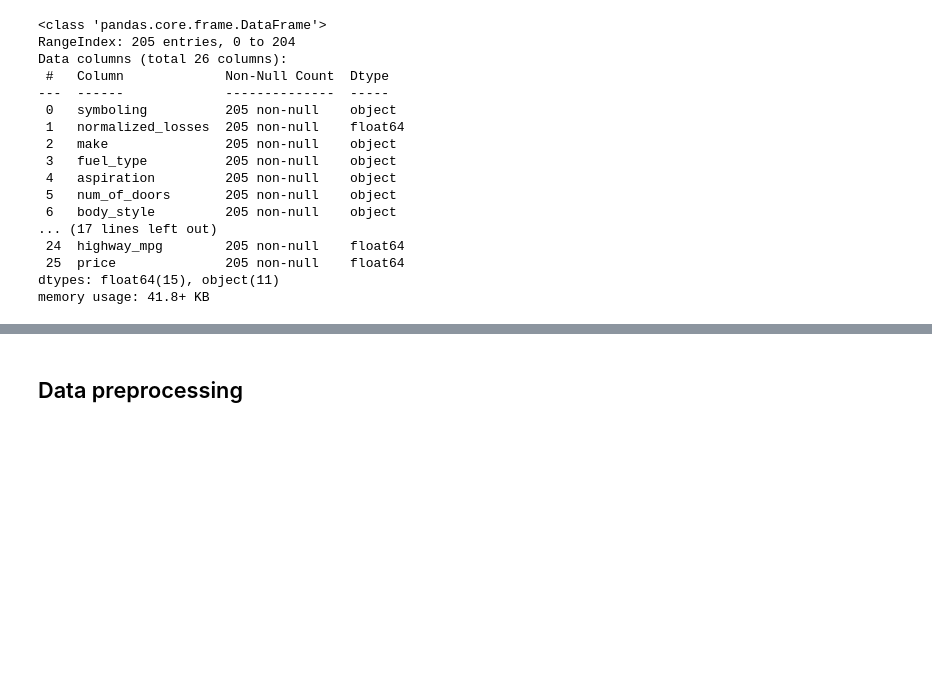
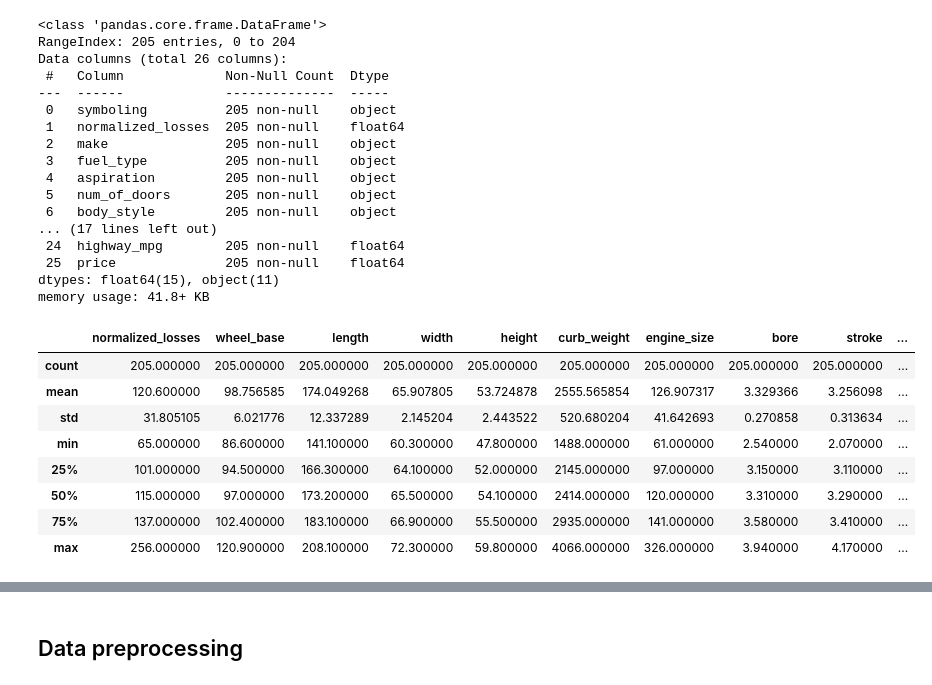
Before and after one commit to guldenturgay/auto-price, a Jupyter notebook: auto-price.ipynb, the cells around one changed output, grey strips where cells are left out. Drawn from its saved outputs; the diff is of its cells as text; code cells hidden in the pictures; blank space fills up the shorter version.

```diff
--- a/auto-price.ipynb
+++ b/auto-price.ipynb
@@ -125,3 +126,15 @@ Data columns (total 26 columns):
  25  price              205 non-null    float64
 dtypes: float64(15), object(11)
 memory usage: 41.8+ KB
+# %%
+auto_price.select_dtypes(include=['float64']).describe()
+# %% [output]
+|  | normalized_losses | wheel_base | length | width | height | curb_weight | engine_size | bore | stroke | ... |
+| count | 205.000000 | 205.000000 | 205.000000 | 205.000000 | 205.000000 | 205.000000 | 205.000000 | 205.000000 | 205.000000 | ... |
+| mean | 120.600000 | 98.756585 | 174.049268 | 65.907805 | 53.724878 | 2555.565854 | 126.907317 | 3.329366 | 3.256098 | ... |
+| std | 31.805105 | 6.021776 | 12.337289 | 2.145204 | 2.443522 | 520.680204 | 41.642693 | 0.270858 | 0.313634 | ... |
+| min | 65.000000 | 86.600000 | 141.100000 | 60.300000 | 47.800000 | 1488.000000 | 61.000000 | 2.540000 | 2.070000 | ... |
+| 25% | 101.000000 | 94.500000 | 166.300000 | 64.100000 | 52.000000 | 2145.000000 | 97.000000 | 3.150000 | 3.110000 | ... |
+| 50% | 115.000000 | 97.000000 | 173.200000 | 65.500000 | 54.100000 | 2414.000000 | 120.000000 | 3.310000 | 3.290000 | ... |
+| 75% | 137.000000 | 102.400000 | 183.100000 | 66.900000 | 55.500000 | 2935.000000 | 141.000000 | 3.580000 | 3.410000 | ... |
+| max | 256.000000 | 120.900000 | 208.100000 | 72.300000 | 59.800000 | 4066.000000 | 326.000000 | 3.940000 | 4.170000 | ... |
```
Also changed, not shown: parts of 5 cells of this notebook.
